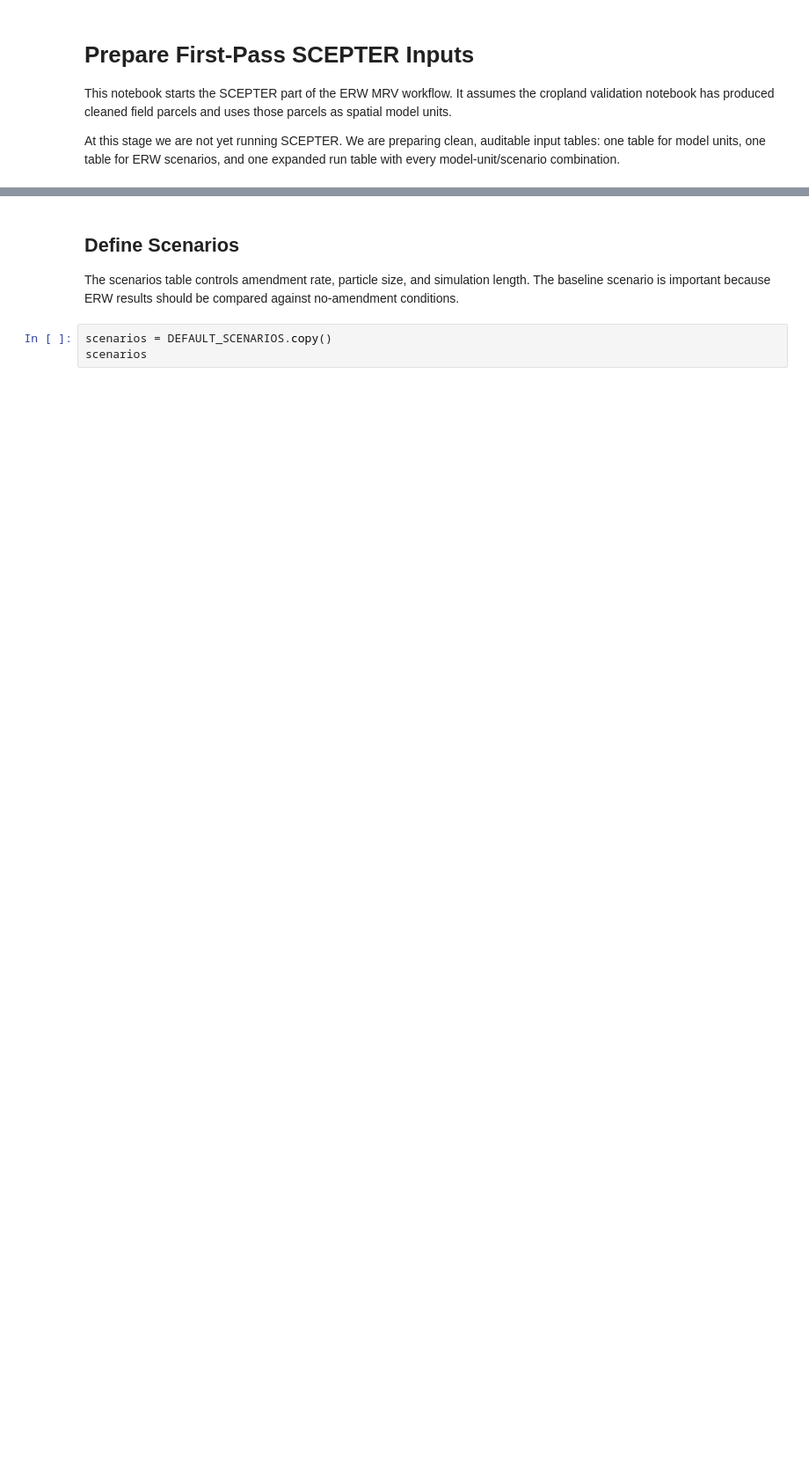
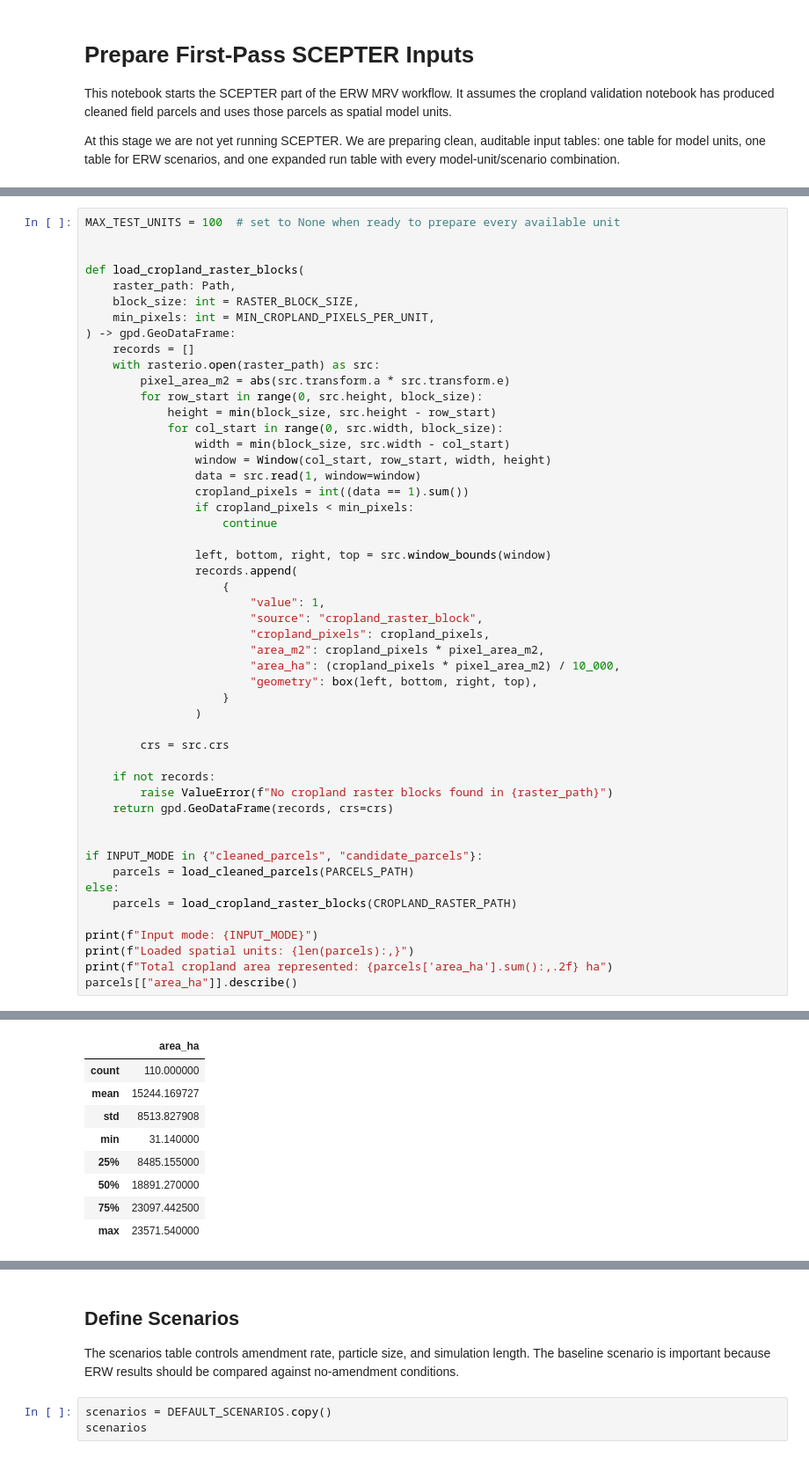
Before and after one commit to Paul-GL721/enhanced_rock_weathering, a Jupyter notebook: erw_spatial_mrv/notebooks/04_test_scepter_inputs.ipynb, the cells around one changed output, grey strips where cells are left out. Shown at 88% size. Cells and saved outputs as stored; diff of their text form; blank space fills up the shorter version.

Commit message:
test(scepter): test with scepter model

```diff
--- a/erw_spatial_mrv/notebooks/04_test_scepter_inputs.ipynb
+++ b/erw_spatial_mrv/notebooks/04_test_scepter_inputs.ipynb
@@ -166,0 +166,51 @@ model_unit_table.head()
+# %%
+MAX_TEST_UNITS = 100  # set to None when ready to prepare every available unit
+
+
+def load_cropland_raster_blocks(
+    raster_path: Path,
+    block_size: int = RASTER_BLOCK_SIZE,
+    min_pixels: int = MIN_CROPLAND_PIXELS_PER_UNIT,
+) -> gpd.GeoDataFrame:
+    records = []
+    with rasterio.open(raster_path) as src:
+        pixel_area_m2 = abs(src.transform.a * src.transform.e)
+        for row_start in range(0, src.height, block_size):
+            height = min(block_size, src.height - row_start)
+            for col_start in range(0, src.width, block_size):
+                width = min(block_size, src.width - col_start)
+                window = Window(col_start, row_start, width, height)
+                data = src.read(1, window=window)
+                cropland_pixels = int((data == 1).sum())
+                if cropland_pixels < min_pixels:
+                    continue
+
+                left, bottom, right, top = src.window_bounds(window)
+                records.append(
+                    {
+                        "value": 1,
+                        "source": "cropland_raster_block",
+                        "cropland_pixels": cropland_pixels,
+                        "area_m2": cropland_pixels * pixel_area_m2,
+                        "area_ha": (cropland_pixels * pixel_area_m2) / 10_000,
+                        "geometry": box(left, bottom, right, top),
+                    }
+                )
+
+        crs = src.crs
+
+    if not records:
+        raise ValueError(f"No cropland raster blocks found in {raster_path}")
+    return gpd.GeoDataFrame(records, crs=crs)
+
+
+if INPUT_MODE in {"cleaned_parcels", "candidate_parcels"}:
+    parcels = load_cleaned_parcels(PARCELS_PATH)
+else:
+    parcels = load_cropland_raster_blocks(CROPLAND_RASTER_PATH)
+
+print(f"Input mode: {INPUT_MODE}")
+print(f"Loaded spatial units: {len(parcels):,}")
+print(f"Total cropland area represented: {parcels['area_ha'].sum():,.2f} ha")
+parcels[["area_ha"]].describe()
+# %% [output]
@@ -166,0 +220,9 @@ model_unit_table.head()
+|  | area_ha |
+| count | 110.000000 |
+| mean | 15244.169727 |
+| std | 8513.827908 |
+| min | 31.140000 |
+| 25% | 8485.155000 |
+| 50% | 18891.270000 |
+| 75% | 23097.442500 |
+| max | 23571.540000 |
```
Also changed, not shown: parts of 19 cells of this notebook.
